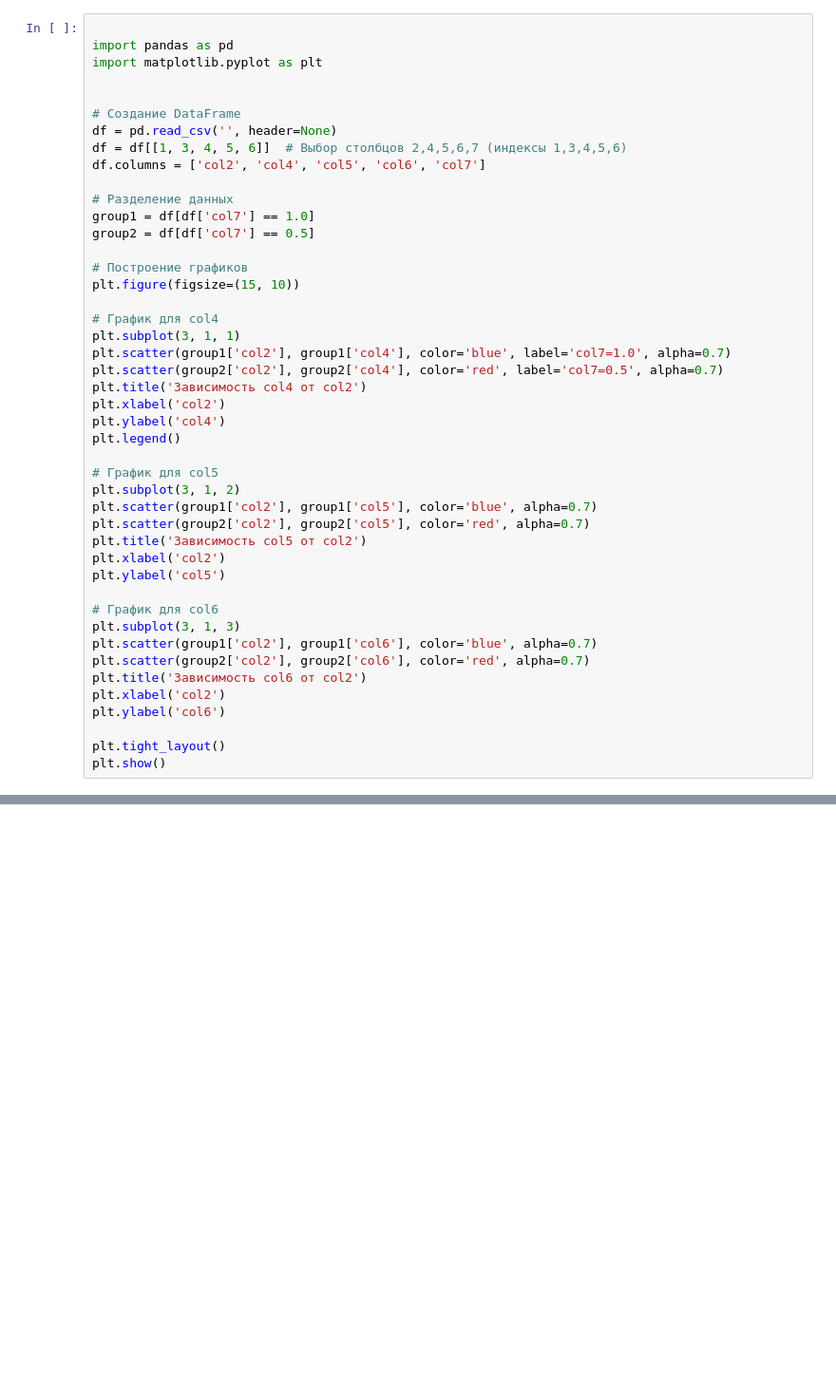
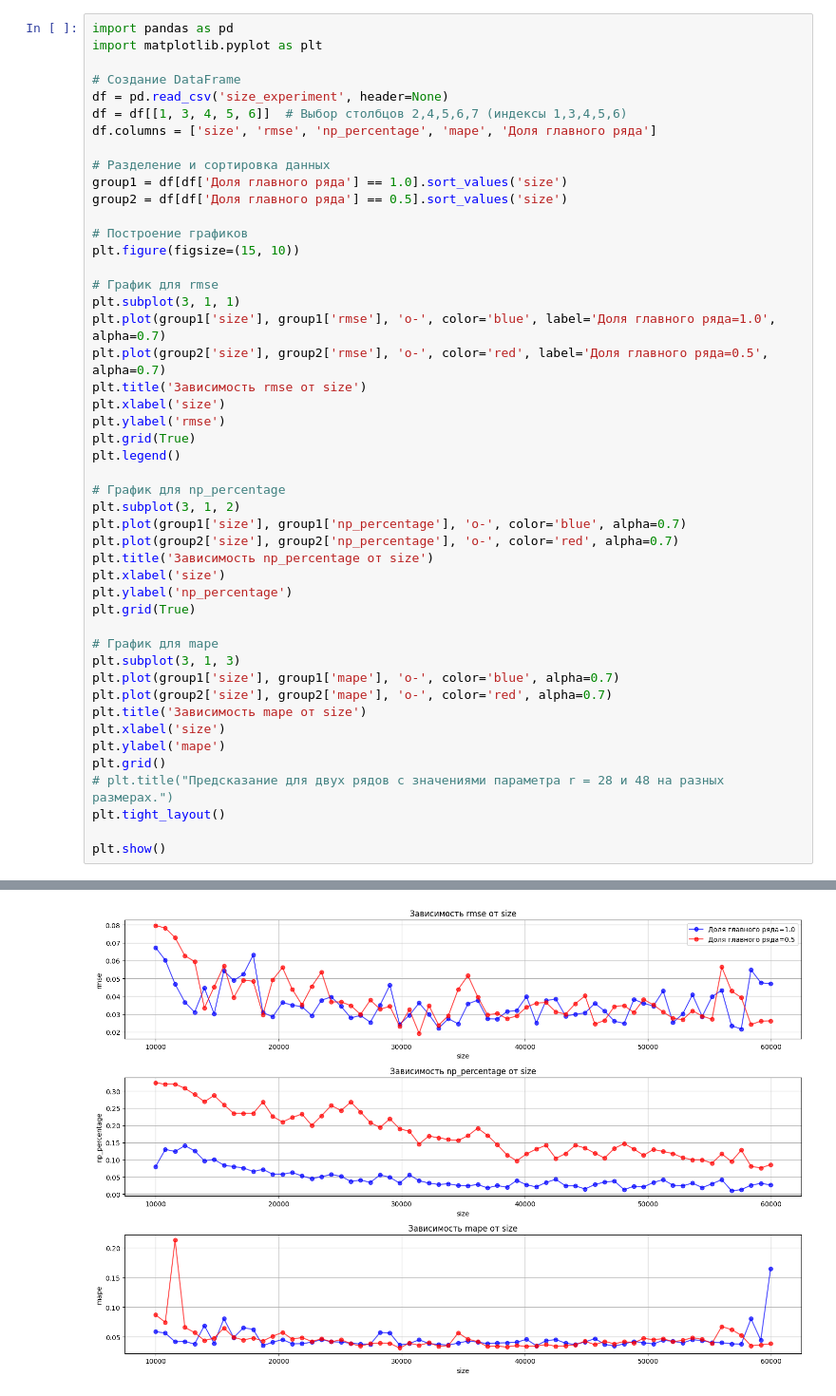
Before and after one commit to yaroslawwww/PaTHoP, a Jupyter notebook: results/Size_experiment_script..ipynb, the cells around one changed output, grey strips where cells are left out. Shown at 95% size. Saved outputs shown, nothing was run; the diff lists cells and outputs as text; blank space fills up the shorter version.

Commit message:
size_experiment_result

```diff
--- a/results/Size_experiment_script..ipynb
+++ b/results/Size_experiment_script..ipynb
@@ -1,46 +1,48 @@
 # %%
-
 import pandas as pd
 import matplotlib.pyplot as plt
 
+# Создание DataFrame
+df = pd.read_csv('size_experiment', header=None)
+df = df[[1, 3, 4, 5, 6]]  # Выбор столбцов 2,4,5,6,7 (индексы 1,3,4,5,6)
+df.columns = ['size', 'rmse', 'np_percentage', 'mape', 'Доля главного ряда']
 
-# Создание DataFrame
-df = pd.read_csv('', header=None)
-df = df[[1, 3, 4, 5, 6]]  # Выбор столбцов 2,4,5,6,7 (индексы 1,3,4,5,6)
-df.columns = ['col2', 'col4', 'col5', 'col6', 'col7']
-
-# Разделение данных
-group1 = df[df['col7'] == 1.0]
-group2 = df[df['col7'] == 0.5]
+# Разделение и сортировка данных
+group1 = df[df['Доля главного ряда'] == 1.0].sort_values('size')
+group2 = df[df['Доля главного ряда'] == 0.5].sort_values('size')
 
 # Построение графиков
 plt.figure(figsize=(15, 10))
 
-# График для col4
+# График для rmse
 plt.subplot(3, 1, 1)
-plt.scatter(group1['col2'], group1['col4'], color='blue', label='col7=1.0', alpha=0.7)
-plt.scatter(group2['col2'], group2['col4'], color='red', label='col7=0.5', alpha=0.7)
-plt.title('Зависимость col4 от col2')
-plt.xlabel('col2')
-plt.ylabel('col4')
+plt.plot(group1['size'], group1['rmse'], 'o-', color='blue', label='Доля главного ряда=1.0', alpha=0.7)
+plt.plot(group2['size'], group2['rmse'], 'o-', color='red', label='Доля главного ряда=0.5', alpha=0.7)
+plt.title('Зависимость rmse от size')
+plt.xlabel('size')
+plt.ylabel('rmse')
+plt.grid(True)
 plt.legend()
 
-# График для col5
+# График для np_percentage
 plt.subplot(3, 1, 2)
-plt.scatter(group1['col2'], group1['col5'], color='blue', alpha=0.7)
-plt.scatter(group2['col2'], group2['col5'], color='red', alpha=0.7)
-plt.title('Зависимость col5 от col2')
-plt.xlabel('col2')
-plt.ylabel('col5')
+plt.plot(group1['size'], group1['np_percentage'], 'o-', color='blue', alpha=0.7)
+plt.plot(group2['size'], group2['np_percentage'], 'o-', color='red', alpha=0.7)
+plt.title('Зависимость np_percentage от size')
+plt.xlabel('size')
+plt.ylabel('np_percentage')
+plt.grid(True)
 
-# График для col6
+# График для mape
 plt.subplot(3, 1, 3)
-plt.scatter(group1['col2'], group1['col6'], color='blue', alpha=0.7)
-plt.scatter(group2['col2'], group2['col6'], color='red', alpha=0.7)
-plt.title('Зависимость col6 от col2')
-plt.xlabel('col2')
-plt.ylabel('col6')
+plt.plot(group1['size'], group1['mape'], 'o-', color='blue', alpha=0.7)
+plt.plot(group2['size'], group2['mape'], 'o-', color='red', alpha=0.7)
+plt.title('Зависимость mape от size')
+plt.xlabel('size')
+plt.ylabel('mape')
+plt.grid()
+# plt.title("Предсказание для двух рядов с значениями параметра r = 28 и 48 на разных размерах.")
+plt.tight_layout()
 
-plt.tight_layout()
 plt.show()
 # %% [output]
@@ -47,0 +49 @@ ModuleNotFoundError: No module named 'pandas'
+[figure, added]
```
Also changed, not shown: parts of 1 cell of this notebook, 7 other files.
